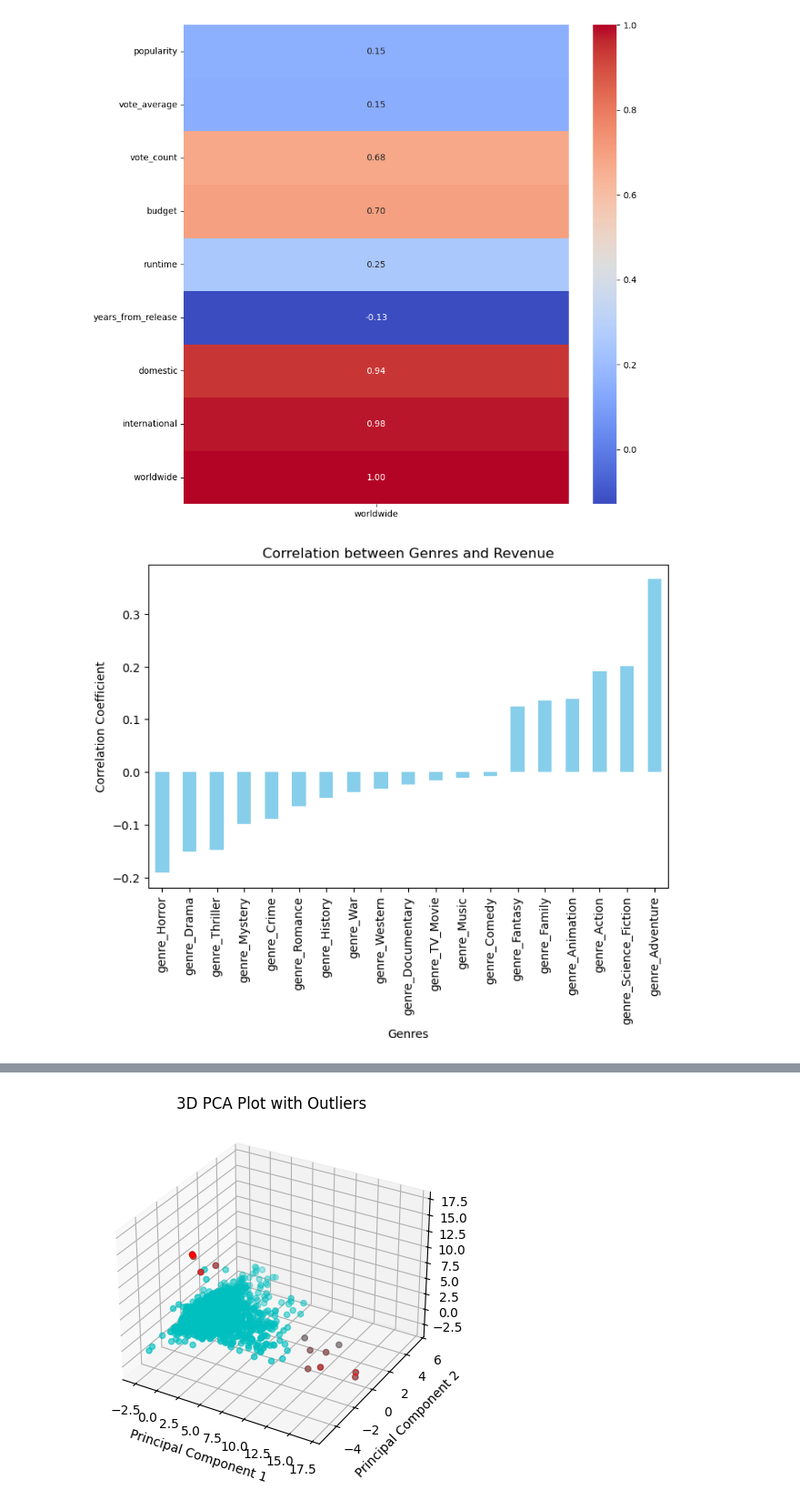
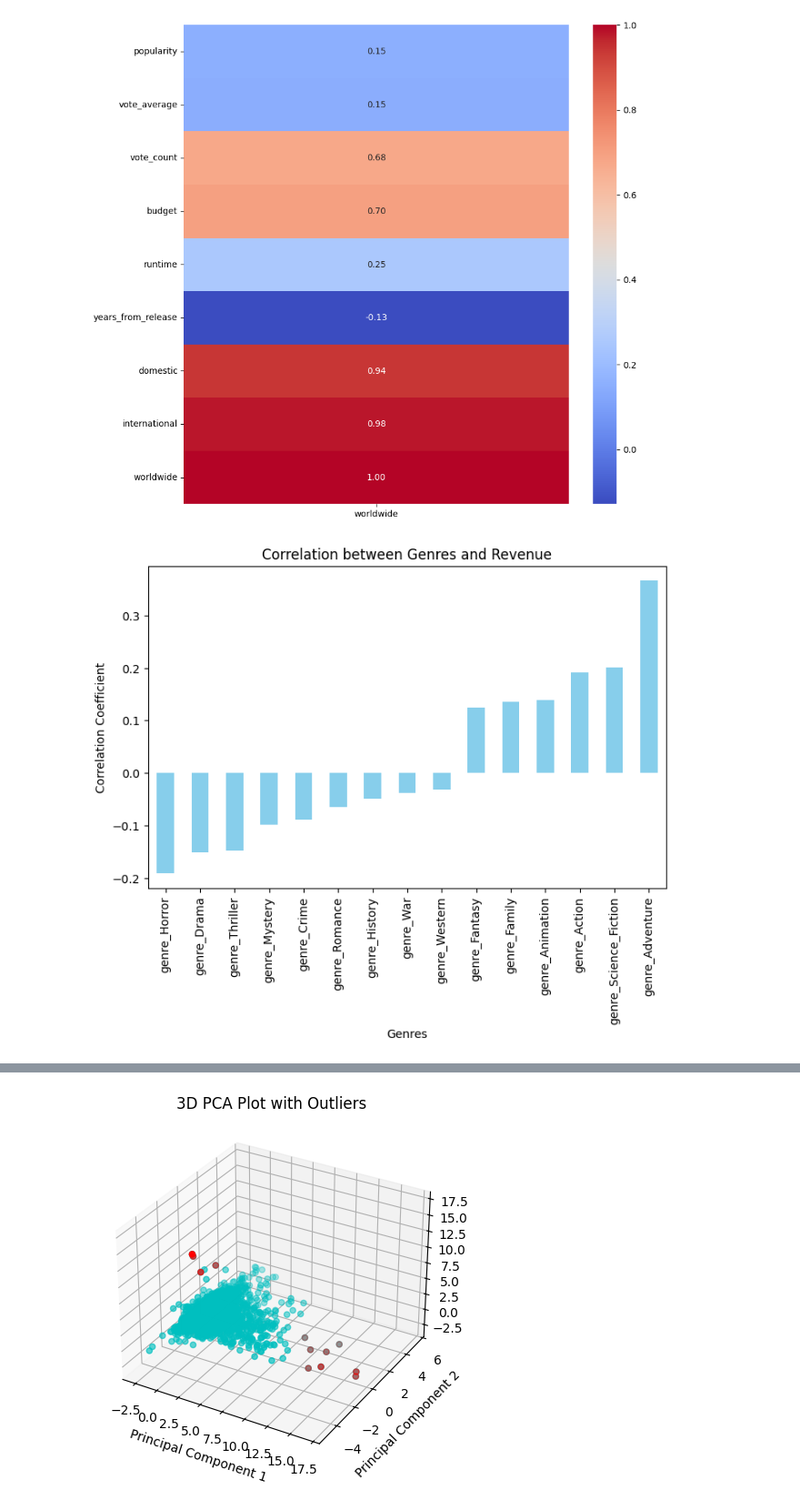
Before and after one commit to minhnhat-nguyen/HCMUS-Movie-Analytics, a Jupyter notebook: notebook/EDA.ipynb, the cells around one changed output, grey strips where cells are left out. Shown at 91% size. Drawn from its saved outputs; the diff is of its cells as text; code cells hidden in the pictures.

```diff
--- a/notebook/EDA.ipynb
+++ b/notebook/EDA.ipynb
@@ -68,0 +72,29 @@ numerical_data.head()
+# %%
+genre_columns = [col for col in numerical_data.columns if col.startswith('genre_')]
+
+anova_results = []
+
+for genre in genre_columns:
+    genre_group = numerical_data[numerical_data[genre] == 1]['worldwide']
+    non_genre_group = numerical_data[numerical_data[genre] == 0]['worldwide']
+
+    f_stat, p_val = stats.f_oneway(genre_group, non_genre_group)
+
+    anova_results.append({
+        'Genre': genre,
+        'F-statistic': f_stat,
+        'p-value': p_val
+    })
+
+results_df = pd.DataFrame(anova_results)
+results_df = results_df.sort_values('F-statistic', ascending=False)
+
+plt.figure(figsize=(12, 6))
+sns.barplot(data=results_df, x='Genre', y='F-statistic')
+plt.xticks(rotation=45, ha='right')
+plt.title('ANOVA F-statistics for Movie Genres')
+plt.tight_layout()
+plt.show()
+
+print("\nStatistically significant genres (p < 0.05):")
+print(results_df[results_df['p-value'] < 0.05])
@@ -68,0 +120,8 @@ numerical_data.head()
+# %%
+results_df_descending = results_df.sort_values('F-statistic', ascending=True)
+genres_to_remove = results_df_descending['Genre'].head(4).tolist()
+numerical_data = numerical_data.drop(columns=genres_to_remove)
+cleaned_data = cleaned_data.drop(columns=genres_to_remove)
+
+print("\nRemoved genres:", [g.replace('genre_', '') for g in genres_to_remove])
+genre_columns = [col for col in numerical_data.columns if col.startswith('genre_')]
@@ -86,18 +147,18 @@ sns.heatmap(data.corr(method ='pearson')['worldwide'].to_frame(), annot=True, cm
 <Axes: >
 [figure]
 # %%
-genre_data = numerical_data[['genre_Action', 'genre_Adventure', 'genre_Animation', 'genre_Comedy', 'genre_Crime', 'genre_Documentary', 'genre_Drama', 'genre_Family', 'genre_Fantasy', 'genre_History', 'genre_Horror', 'genre_Music', 'genre_Mystery', 'genre_Romance', 'genre_Science_Fiction', 'genre_TV_Movie', 'genre_Thriller', 'genre_War', 'genre_Western']]
+genre_data = numerical_data[genre_columns]
 
 correlations = genre_data.corrwith(numerical_data['worldwide'])
 
 # Vẽ biểu đồ hệ số tương quan
 correlations.sort_values().plot(kind='bar', figsize=(8, 5), color='skyblue')
 plt.title('Correlation between Genres and Revenue')
 plt.ylabel('Correlation Coefficient')
 plt.xlabel('Genres')
 plt.show()
 # %% [output]
-[figure, old version]
+[figure, new version]
 # %%
 from sklearn.decomposition import PCA
 from sklearn.preprocessing import StandardScaler
```
Also changed, not shown: parts of 9 cells of this notebook, 3 other files.
